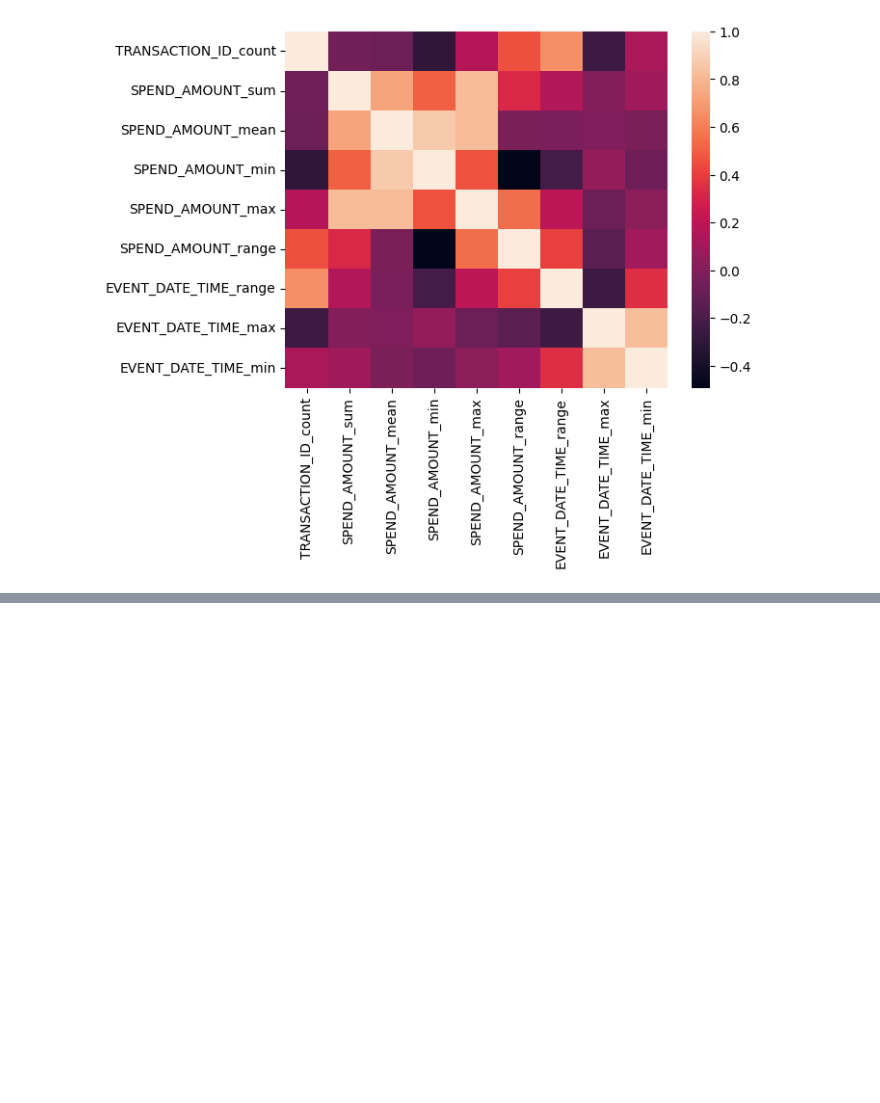
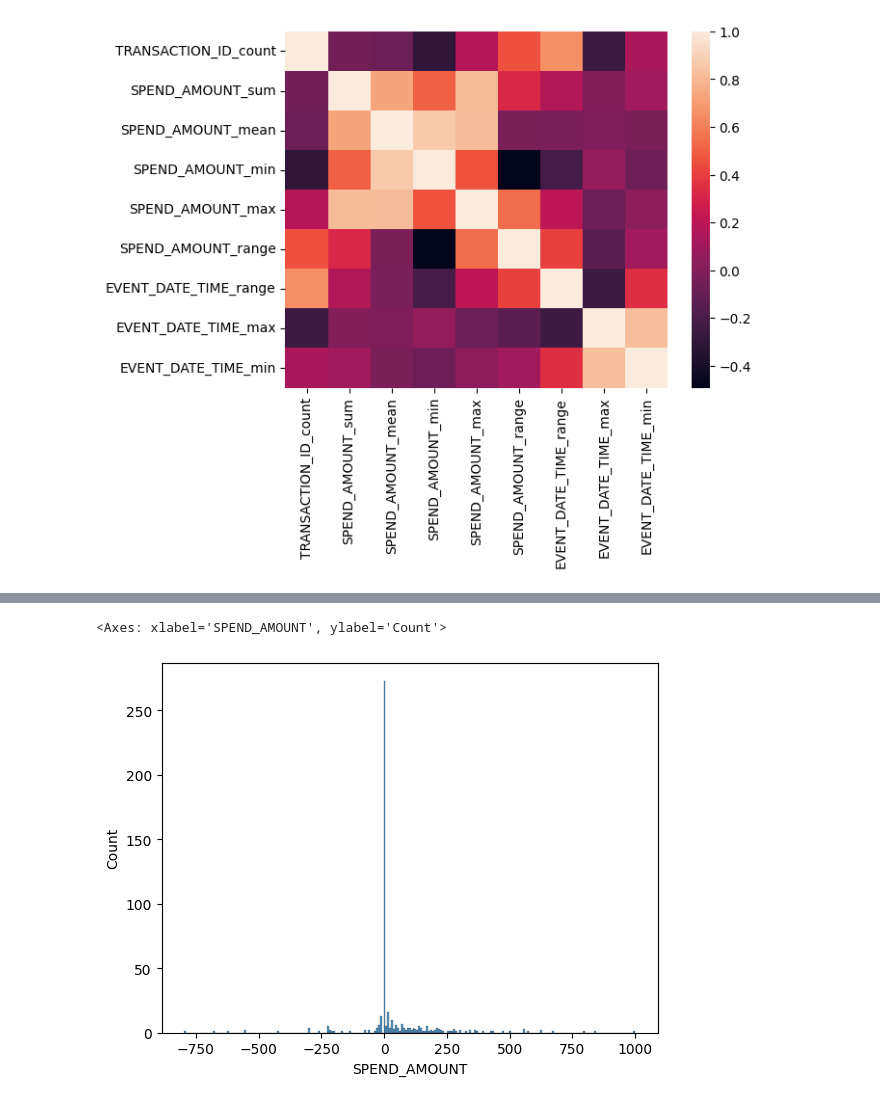
Before and after one commit to piukhq/snowdrops, a Jupyter notebook: end of year analytics/Viator/Viator.ipynb, the cells around one changed output, grey strips where cells are left out. Saved outputs shown, nothing was run; the diff lists cells and outputs as text; code cells hidden in the pictures; blank space fills up the shorter version.

Commit message:
viator output

```diff
--- a/end of year analytics/Viator/Viator.ipynb
+++ b/end of year analytics/Viator/Viator.ipynb
@@ -132,0 +134,19 @@ sns.heatmap(corr)
+# %%
+query = """WITH bnpl_users AS (
+    SELECT DISTINCT user_id
+    FROM metrics_staging.transformation.txns_trans
+    WHERE status = 'BNPL'),
+
+     bnpl_txns AS (
+         SELECT *
+         FROM metrics_staging.transformation.txns_trans
+         WHERE user_id IN (
+             SELECT user_id
+             FROM bnpl_users))
+
+SELECT *
+FROM bnpl_txns
+WHERE loyalty_plan_company = 'Viator'
+ORDER BY date"""
+
+df = execute_query(query)
@@ -132,0 +179,2 @@ sns.heatmap(corr)
+# %%
+df2 = df.drop(columns=['CHANNEL','BRAND','LOYALTY_PLAN_COMPANY','LOYALTY_PLAN_NAME','USER_ID','DATE'])
@@ -132,0 +190,5 @@ sns.heatmap(corr)
+# %%
+sns.histplot(data=df2, x='SPEND_AMOUNT')
+# %% [output]
+<Axes: xlabel='SPEND_AMOUNT', ylabel='Count'>
+[figure, added]
```
Also changed, not shown: parts of 10 cells of this notebook.
